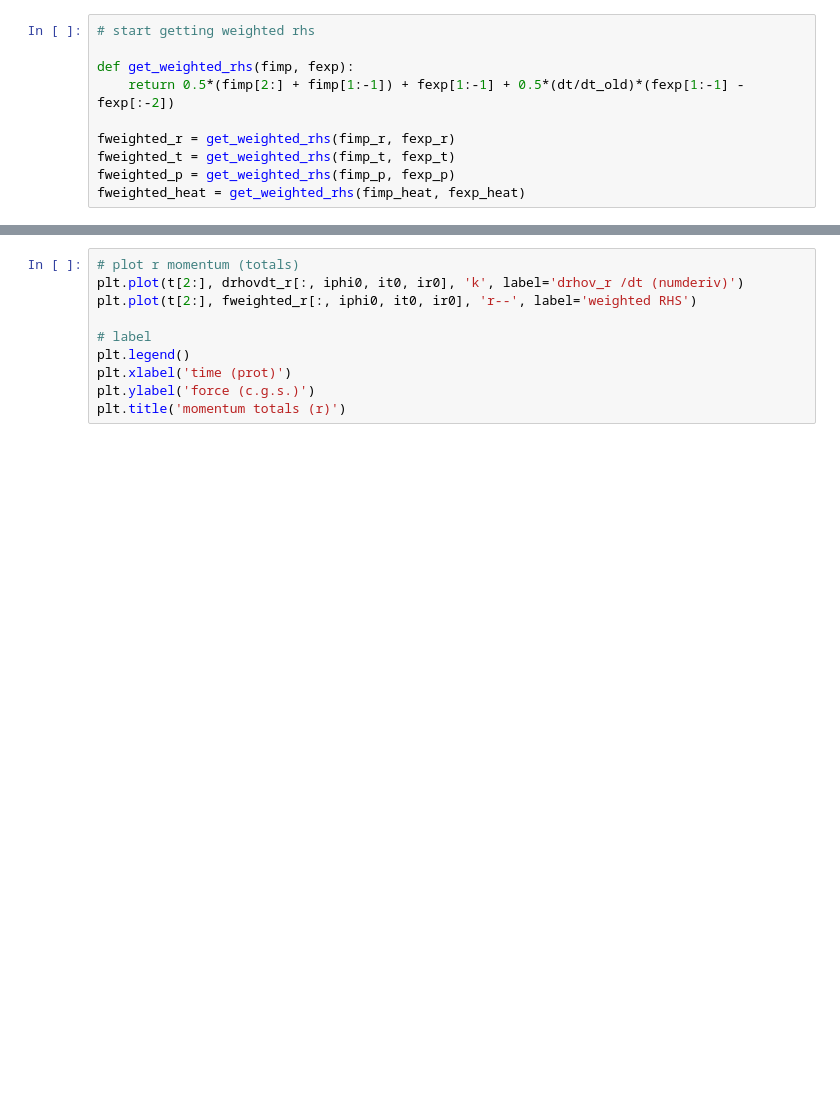
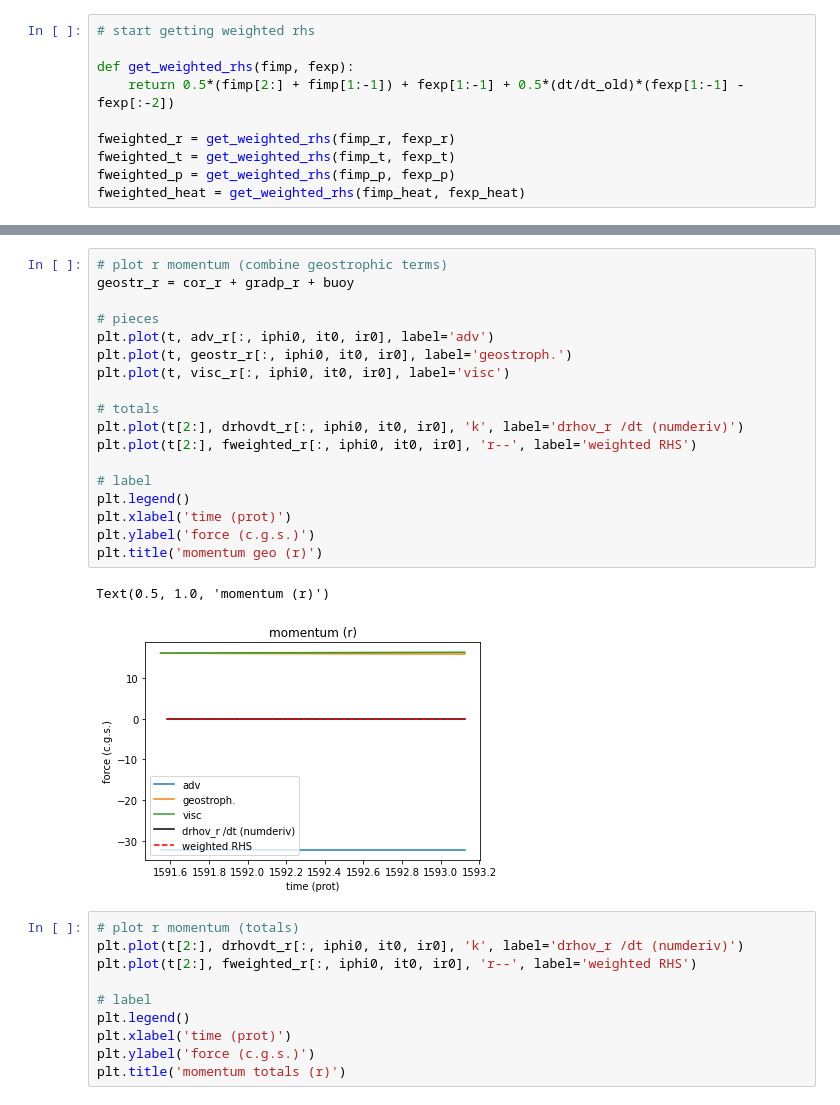
Before and after one commit to illorenzo7/rayleigh_utils, a Jupyter notebook: test_equations/momentum.ipynb, the cells around one changed output, grey strips where cells are left out. Saved outputs shown, nothing was run; the diff lists cells and outputs as text; blank space fills up the shorter version.

Commit message:
new version of hydro momentum notebook

```diff
--- a/test_equations/momentum.ipynb
+++ b/test_equations/momentum.ipynb
@@ -204,3 +205,24 @@ Text(0.5, 1.0, 'momentum (r)')
+# %%
+# plot r momentum (combine geostrophic terms)
+geostr_r = cor_r + gradp_r + buoy
+
+# pieces
+plt.plot(t, adv_r[:, iphi0, it0, ir0], label='adv')
+plt.plot(t, geostr_r[:, iphi0, it0, ir0], label='geostroph.')
+plt.plot(t, visc_r[:, iphi0, it0, ir0], label='visc')
+
+# totals
+plt.plot(t[2:], drhovdt_r[:, iphi0, it0, ir0], 'k', label='drhov_r /dt (numderiv)')
+plt.plot(t[2:], fweighted_r[:, iphi0, it0, ir0], 'r--', label='weighted RHS')
+
+# label
+plt.legend()
+plt.xlabel('time (prot)')
+plt.ylabel('force (c.g.s.)')
+plt.title('momentum geo (r)')
+# %% [output]
+Text(0.5, 1.0, 'momentum (r)')
+[figure, added]
 # %%
 # plot r momentum (totals)
 plt.plot(t[2:], drhovdt_r[:, iphi0, it0, ir0], 'k', label='drhov_r /dt (numderiv)')
```
Also changed, not shown: parts of 4 cells of this notebook.
